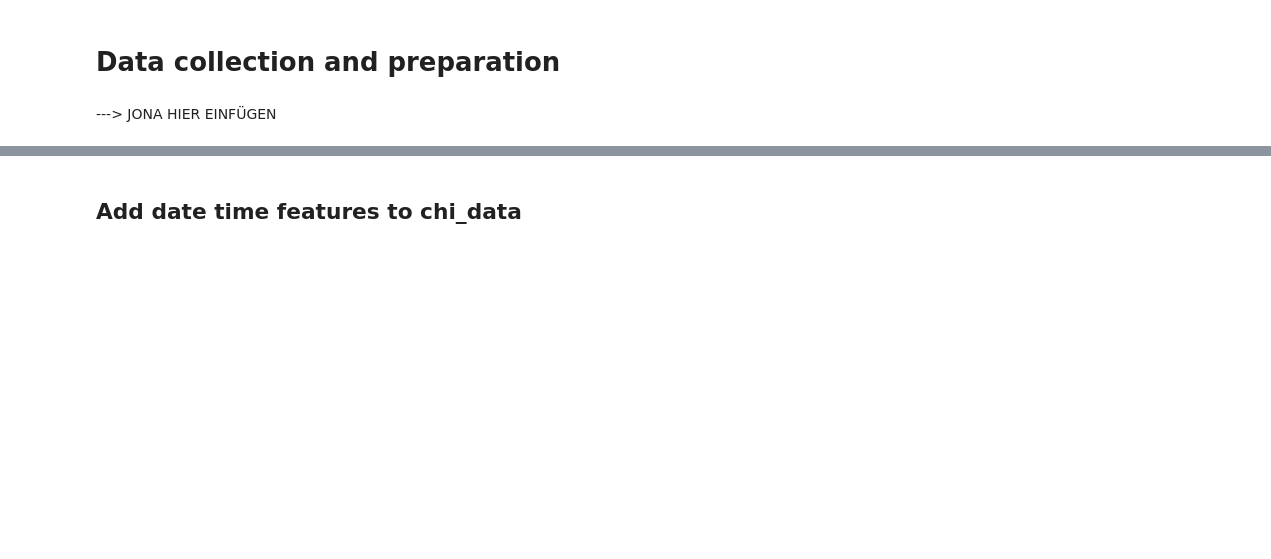
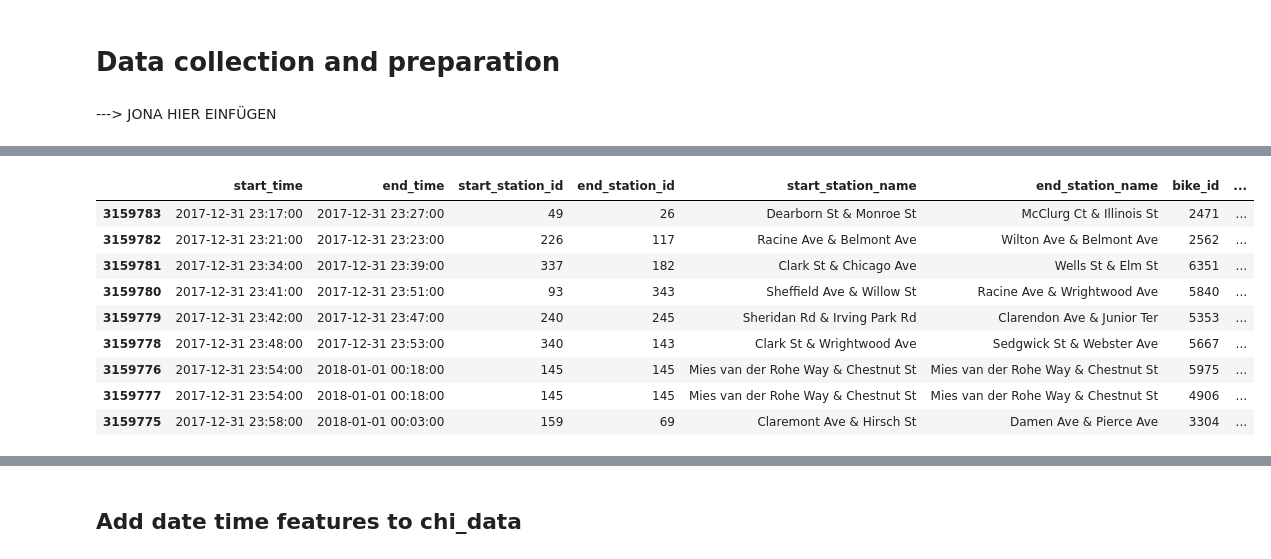
Before and after one commit to NeffIsBack/ThePredictors_DSML_Team_Assignment, a Jupyter notebook: Descriptive_Analytics.ipynb, the cells around one changed output, grey strips where cells are left out. Drawn from its saved outputs; the diff is of its cells as text; code cells hidden in the pictures; blank space fills up the shorter version.

```diff
--- a/Descriptive_Analytics.ipynb
+++ b/Descriptive_Analytics.ipynb
@@ -297,0 +85,20 @@ bad_ids = grouped_chi_trips_all[grouped_chi_trips_all['from_station_name']>1]
+# %%
+chi_data['start_time'] = pd.to_datetime(chi_data.start_time)
+#reassuring that data is sorted by time
+# %%
+chi_data['end_time'] =  pd.to_datetime(chi_data.end_time)
+# %%
+chi_data.sort_values(by= 'start_time', inplace = True)
+# %%
+chi_data.tail(9)
+# %% [output]
+|  | start_time | end_time | start_station_id | end_station_id | start_station_name | end_station_name | bike_id | ... |
+| 3159783 | 2017-12-31 23:17:00 | 2017-12-31 23:27:00 | 49 | 26 | Dearborn St & Monroe St | McClurg Ct & Illinois St | 2471 | ... |
+| 3159782 | 2017-12-31 23:21:00 | 2017-12-31 23:23:00 | 226 | 117 | Racine Ave & Belmont Ave | Wilton Ave & Belmont Ave | 2562 | ... |
+| 3159781 | 2017-12-31 23:34:00 | 2017-12-31 23:39:00 | 337 | 182 | Clark St & Chicago Ave | Wells St & Elm St | 6351 | ... |
+| 3159780 | 2017-12-31 23:41:00 | 2017-12-31 23:51:00 | 93 | 343 | Sheffield Ave & Willow St | Racine Ave & Wrightwood Ave | 5840 | ... |
+| 3159779 | 2017-12-31 23:42:00 | 2017-12-31 23:47:00 | 240 | 245 | Sheridan Rd & Irving Park Rd | Clarendon Ave & Junior Ter | 5353 | ... |
+| 3159778 | 2017-12-31 23:48:00 | 2017-12-31 23:53:00 | 340 | 143 | Clark St & Wrightwood Ave | Sedgwick St & Webster Ave | 5667 | ... |
+| 3159776 | 2017-12-31 23:54:00 | 2018-01-01 00:18:00 | 145 | 145 | Mies van der Rohe Way & Chestnut St | Mies van der Rohe Way & Chestnut St | 5975 | ... |
+| 3159777 | 2017-12-31 23:54:00 | 2018-01-01 00:18:00 | 145 | 145 | Mies van der Rohe Way & Chestnut St | Mies van der Rohe Way & Chestnut St | 4906 | ... |
+| 3159775 | 2017-12-31 23:58:00 | 2018-01-01 00:03:00 | 159 | 69 | Claremont Ave & Hirsch St | Damen Ave & Pierce Ave | 3304 | ... |
```
Also changed, not shown: parts of 41 cells of this notebook.
